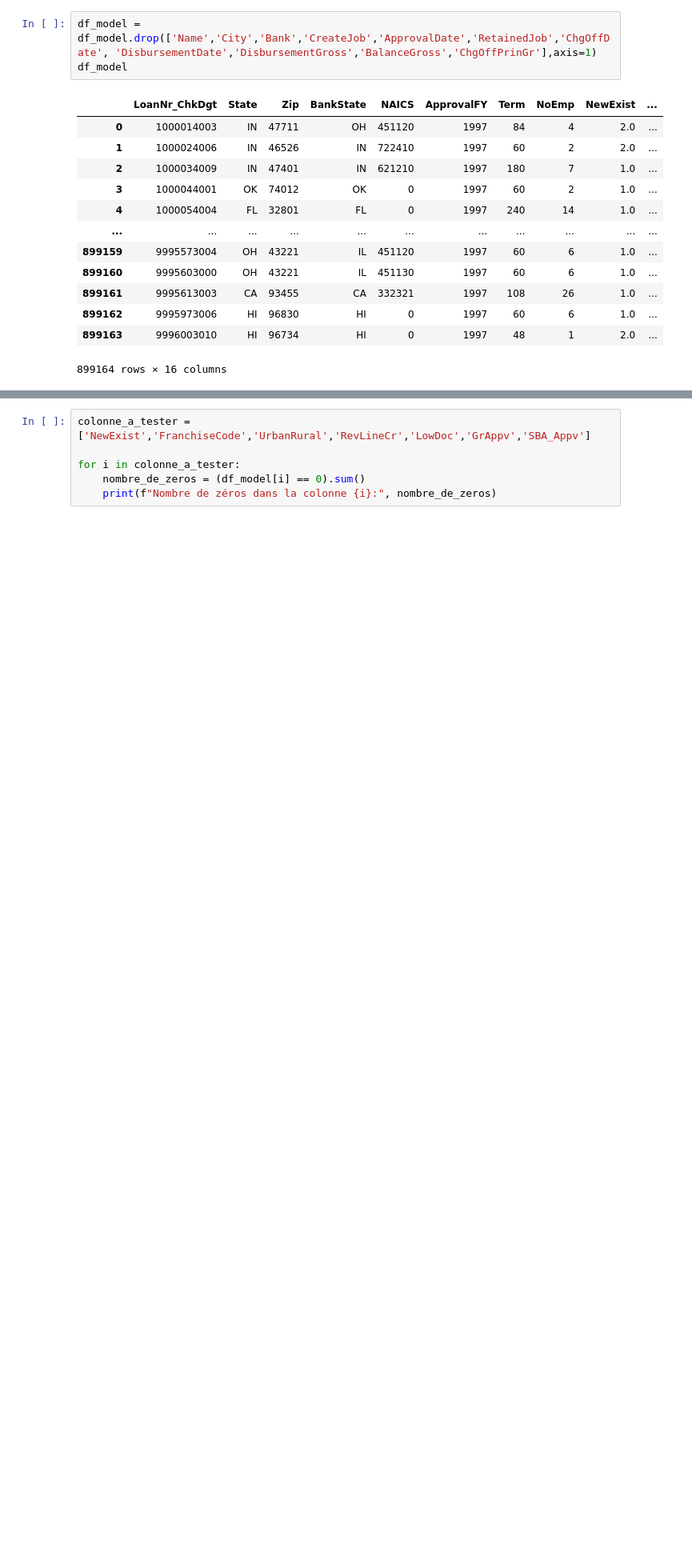
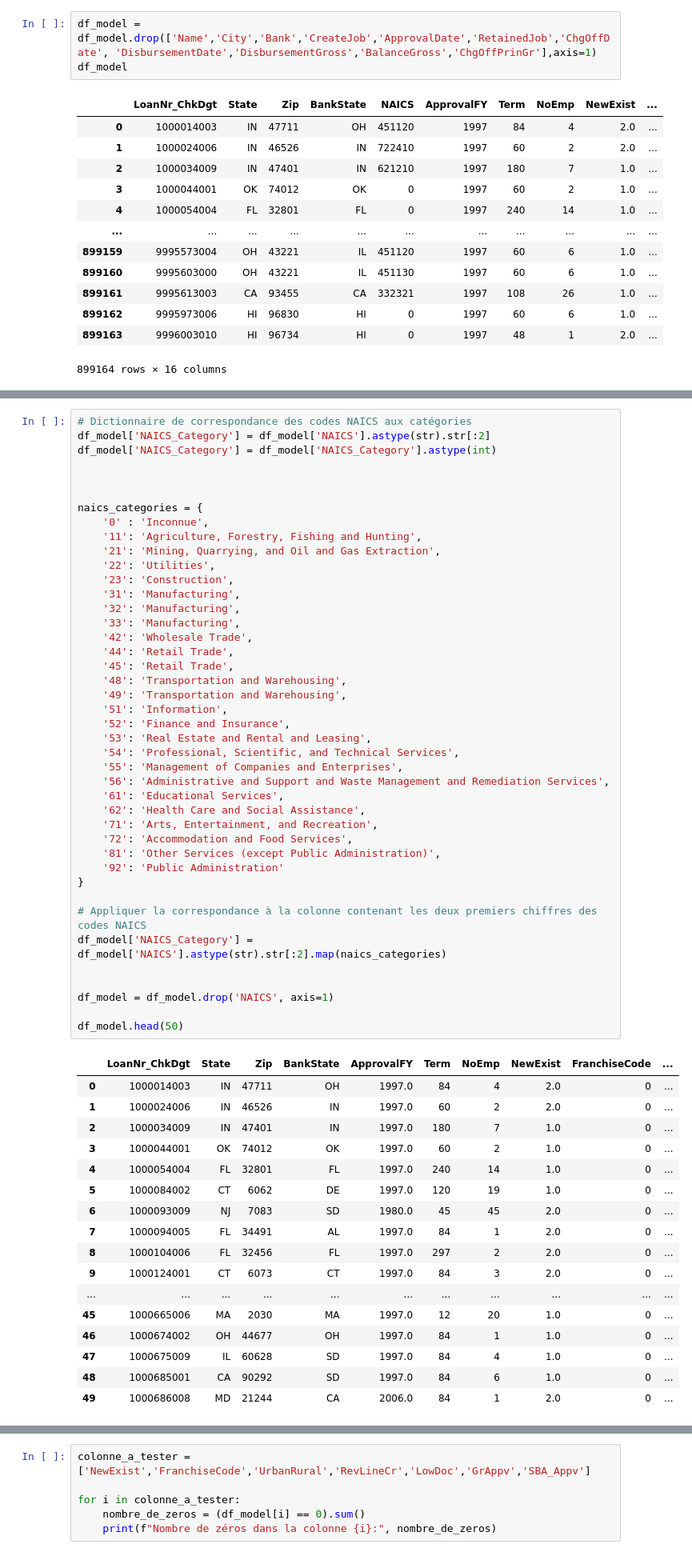
Before and after one commit to ElieLECAS/US_SBA, a Jupyter notebook: nettoyage.ipynb, the cells around one changed output, grey strips where cells are left out. Shown at 80% size. Cells and saved outputs as stored; diff of their text form; blank space fills up the shorter version.

```diff
--- a/nettoyage.ipynb
+++ b/nettoyage.ipynb
@@ -134,3 +119,63 @@ df_model
+# %%
+# Dictionnaire de correspondance des codes NAICS aux catégories
+df_model['NAICS_Category'] = df_model['NAICS'].astype(str).str[:2]
+df_model['NAICS_Category'] = df_model['NAICS_Category'].astype(int)
+
+
+
+naics_categories = {
+    '0' : 'Inconnue',
+    '11': 'Agriculture, Forestry, Fishing and Hunting',
+    '21': 'Mining, Quarrying, and Oil and Gas Extraction',
+    '22': 'Utilities',
+    '23': 'Construction',
+    '31': 'Manufacturing',
+    '32': 'Manufacturing',
+    '33': 'Manufacturing',
+    '42': 'Wholesale Trade',
+    '44': 'Retail Trade',
+    '45': 'Retail Trade',
+    '48': 'Transportation and Warehousing',
+    '49': 'Transportation and Warehousing',
+    '51': 'Information',
+    '52': 'Finance and Insurance',
+    '53': 'Real Estate and Rental and Leasing',
+    '54': 'Professional, Scientific, and Technical Services',
+    '55': 'Management of Companies and Enterprises',
+    '56': 'Administrative and Support and Waste Management and Remediation Services',
+    '61': 'Educational Services',
+    '62': 'Health Care and Social Assistance',
+    '71': 'Arts, Entertainment, and Recreation',
+    '72': 'Accommodation and Food Services',
+    '81': 'Other Services (except Public Administration)',
+    '92': 'Public Administration'
+}
+
+# Appliquer la correspondance à la colonne contenant les deux premiers chiffres des codes NAICS
+df_model['NAICS_Category'] = df_model['NAICS'].astype(str).str[:2].map(naics_categories)
+
+
+df_model = df_model.drop('NAICS', axis=1)
+
+df_model.head(50)
+# %% [output]
+|  | LoanNr_ChkDgt | State | Zip | BankState | ApprovalFY | Term | NoEmp | NewExist | FranchiseCode | ... |
+| 0 | 1000014003 | IN | 47711 | OH | 1997.0 | 84 | 4 | 2.0 | 0 | ... |
+| 1 | 1000024006 | IN | 46526 | IN | 1997.0 | 60 | 2 | 2.0 | 0 | ... |
+| 2 | 1000034009 | IN | 47401 | IN | 1997.0 | 180 | 7 | 1.0 | 0 | ... |
+| 3 | 1000044001 | OK | 74012 | OK | 1997.0 | 60 | 2 | 1.0 | 0 | ... |
+| 4 | 1000054004 | FL | 32801 | FL | 1997.0 | 240 | 14 | 1.0 | 0 | ... |
+| 5 | 1000084002 | CT | 6062 | DE | 1997.0 | 120 | 19 | 1.0 | 0 | ... |
+| 6 | 1000093009 | NJ | 7083 | SD | 1980.0 | 45 | 45 | 2.0 | 0 | ... |
+| 7 | 1000094005 | FL | 34491 | AL | 1997.0 | 84 | 1 | 2.0 | 0 | ... |
+| 8 | 1000104006 | FL | 32456 | FL | 1997.0 | 297 | 2 | 2.0 | 0 | ... |
+| 9 | 1000124001 | CT | 6073 | CT | 1997.0 | 84 | 3 | 2.0 | 0 | ... |
+| ... | ... | ... | ... | ... | ... | ... | ... | ... | ... | ... |
+| 45 | 1000665006 | MA | 2030 | MA | 1997.0 | 12 | 20 | 1.0 | 0 | ... |
+| 46 | 1000674002 | OH | 44677 | OH | 1997.0 | 84 | 1 | 1.0 | 0 | ... |
+| 47 | 1000675009 | IL | 60628 | SD | 1997.0 | 84 | 4 | 1.0 | 0 | ... |
+| 48 | 1000685001 | CA | 90292 | SD | 1997.0 | 84 | 6 | 1.0 | 0 | ... |
+| 49 | 1000686008 | MD | 21244 | CA | 2006.0 | 84 | 1 | 2.0 | 0 | ... |
 # %%
 df_model.isnull().sum()
 # %% [output]
```
Also changed, not shown: parts of 4 cells of this notebook.
